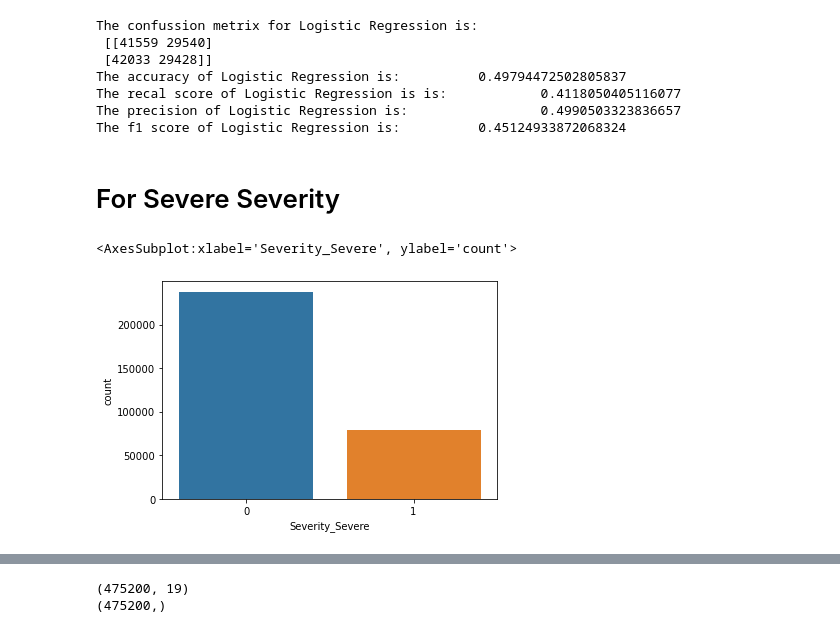
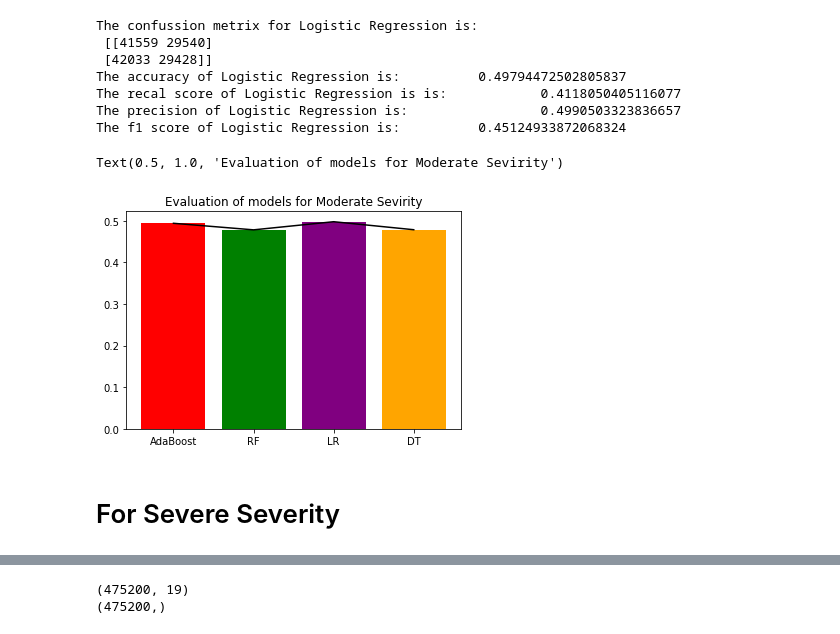
Before and after one commit to ashu741/MiniProject_5th_Sem_2015202, a Jupyter notebook: AshutoshKumarGupta_5thSem_MiniProject_Part2_2015202.ipynb, the cells around one changed output, grey strips where cells are left out. Saved outputs shown, nothing was run; the diff lists cells and outputs as text; code cells hidden in the pictures.

```diff
--- a/AshutoshKumarGupta_5thSem_MiniProject_Part2_2015202.ipynb
+++ b/AshutoshKumarGupta_5thSem_MiniProject_Part2_2015202.ipynb
@@ -309,8 +363,9 @@ print(test_moy.shape)
 ada_mo=AdaBoostClassifier()
 ada_mo.fit(train_mox,train_moy)
 pred_ada_mo=ada_mo.predict(test_mox)
+accuracy_moderate_ada=metrics.accuracy_score(test_moy,pred_ada_mo)
 print("The confussion metrix for AdaBoost is:\n",metrics.confusion_matrix(test_moy,pred_ada_mo))
-print("The accuracy of AdaBoost Classifier is:\t\t",metrics.accuracy_score(test_moy,pred_ada_mo))
+print("The accuracy of AdaBoost Classifier is:\t\t",accuracy_moderate_ada)
 print("The recal score of AdaBoost Classifier is is:\t\t",metrics.recall_score(test_moy,pred_ada_mo))
 print("The precision of AdaBoost Classifier is:\t\t",metrics.precision_score(test_moy,pred_ada_mo))
 print("The f1 score of AdaBoost Classifier is:\t\t",metrics.f1_score(test_moy,pred_ada_mo))
@@ -328,8 +383,9 @@ The f1 score of AdaBoost Classifier is:          0.4770558375634518
 rf_mo=RandomForestClassifier()
 rf_mo.fit(train_mox,train_moy)
 pred_rf_mo=rf_mo.predict(test_mox)
+accuracy_moderate_rf=metrics.accuracy_score(test_moy,pred_rf_mo)
 print("The confussion metrix for Decision Tree Classifier is:\n",metrics.confusion_matrix(test_moy,pred_rf_mo))
-print("The accuracy of Decision Tree Classifier is:\t\t",metrics.accuracy_score(test_moy,pred_rf_mo))
+print("The accuracy of Decision Tree Classifier is:\t\t",accuracy_moderate_rf)
 print("The recal score of Decision Tree Classifier is is:\t\t",metrics.recall_score(test_moy,pred_rf_mo))
 print("The precision of Decision Tree Classifier is:\t\t",metrics.precision_score(test_moy,pred_rf_mo))
 print("The f1 score of Decision Tree Classifier is:\t\t",metrics.f1_score(test_moy,pred_rf_mo))
@@ -347,8 +403,9 @@ The f1 score of Decision Tree Classifier is:             0.4700392542406691
 dsc_mo=DecisionTreeClassifier()
 dsc_mo.fit(train_mox,train_moy)
 pred_dsc_mo=dsc_mo.predict(test_mox)
+accuracy_moderate_dsc=metrics.accuracy_score(test_moy,pred_dsc_mo)
 print("The confussion metrix for Decision Tree is:\n",metrics.confusion_matrix(test_moy,pred_dsc_mo))
-print("The accuracy of Decision Tree Classifier is:\t\t",metrics.accuracy_score(test_moy,pred_dsc_mo))
+print("The accuracy of Decision Tree Classifier is:\t\t",accuracy_moderate_dsc)
 print("The recal score of Decision Tree Classifier is is:\t\t",metrics.recall_score(test_moy,pred_dsc_mo))
 print("The precision of Decision Tree Classifier is:\t\t",metrics.precision_score(test_moy,pred_dsc_mo))
 print("The f1 score of Decision Tree Classifier is:\t\t",metrics.f1_score(test_moy,pred_dsc_mo))
@@ -366,8 +423,9 @@ The f1 score of Decision Tree Classifier is:             0.4588409195167949
 lr_mo=LogisticRegression()
 lr_mo.fit(train_mox,train_moy)
 pred_lr_mo=lr_mo.predict(test_mox)
+accuracy_moderate_lr=metrics.accuracy_score(test_moy,pred_lr_mo)
 print("The confussion metrix for Logistic Regression is:\n",metrics.confusion_matrix(test_moy,pred_lr_mo))
-print("The accuracy of Logistic Regression is:\t\t",metrics.accuracy_score(test_moy,pred_lr_mo))
+print("The accuracy of Logistic Regression is:\t\t",accuracy_moderate_lr)
 print("The recal score of Logistic Regression is is:\t\t",metrics.recall_score(test_moy,pred_lr_mo))
 print("The precision of Logistic Regression is:\t\t",metrics.precision_score(test_moy,pred_lr_mo))
 print("The f1 score of Logistic Regression is:\t\t",metrics.f1_score(test_moy,pred_lr_mo))
@@ -379,10 +437,12 @@ The accuracy of Logistic Regression is:          0.49794472502805837
 The recal score of Logistic Regression is is:            0.4118050405116077
 The precision of Logistic Regression is:                 0.4990503323836657
 The f1 score of Logistic Regression is:          0.45124933872068324
+# %%
+plt.bar(['AdaBoost','RF','LR','DT'],[accuracy_moderate_ada,accuracy_moderate_rf,accuracy_moderate_lr,accuracy_moderate_dsc],color=['red','green','purple','orange'])
+plt.plot([accuracy_moderate_ada,accuracy_moderate_rf,accuracy_moderate_lr,accuracy_moderate_dsc],color='black')
+plt.title('Evaluation of models for Moderate Sevirity')
+# %% [output]
+Text(0.5, 1.0, 'Evaluation of models for Moderate Sevirity')
+[figure, added]
 # %% [markdown]
 # For Severe Severity
-# %%
-sns.countplot(dataset1.iloc[:,22])
-# %% [output]
-<AxesSubplot:xlabel='Severity_Severe', ylabel='count'>
-[figure, removed]
```
Also changed, not shown: parts of 29 cells of this notebook.
